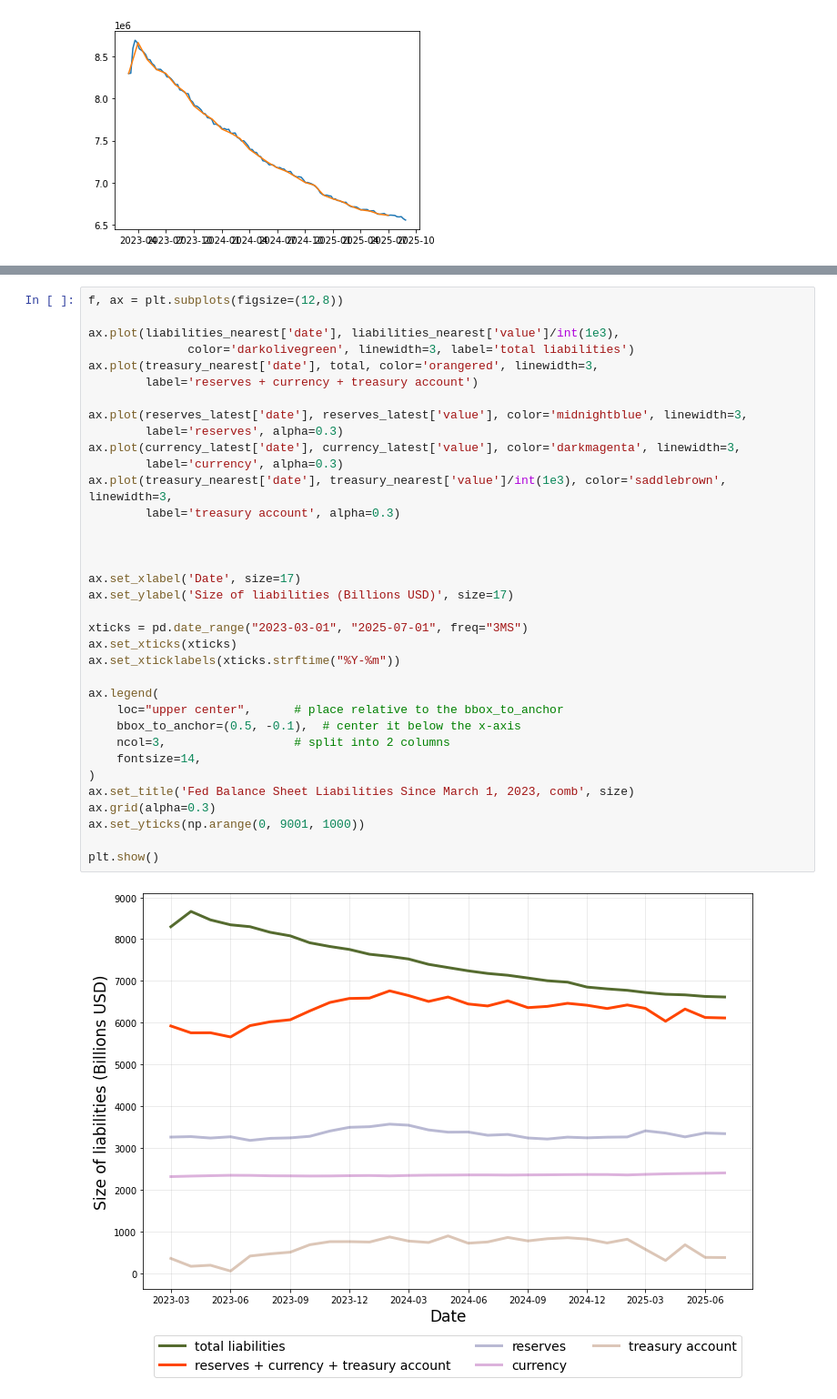
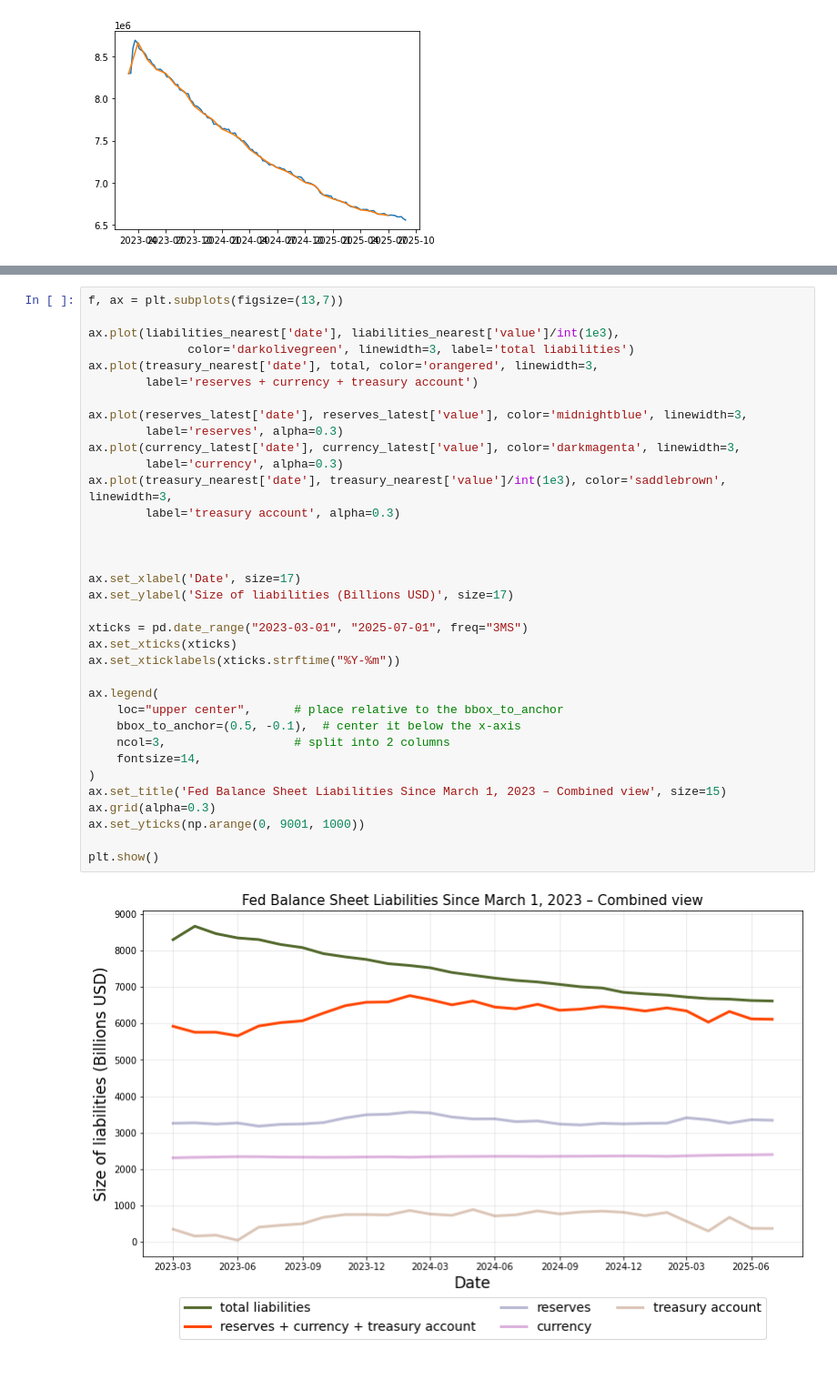
Before and after one commit to michaelneuder/money, a Jupyter notebook: fed-balance-sheet.ipynb, the cells around one changed output, grey strips where cells are left out. Shown at 91% size. Drawn from its saved outputs; the diff is of its cells as text; blank space fills up the shorter version.

```diff
--- a/fed-balance-sheet.ipynb
+++ b/fed-balance-sheet.ipynb
@@ -119,37 +125,37 @@ plt.plot(liabilities_nearest['date'], liabilities_nearest['value'])
 # %%
-f, ax = plt.subplots(figsize=(12,8))
+f, ax = plt.subplots(figsize=(13,7))
 
 ax.plot(liabilities_nearest['date'], liabilities_nearest['value']/int(1e3),
               color='darkolivegreen', linewidth=3, label='total liabilities')
 ax.plot(treasury_nearest['date'], total, color='orangered', linewidth=3,
         label='reserves + currency + treasury account')
 
 ax.plot(reserves_latest['date'], reserves_latest['value'], color='midnightblue', linewidth=3,
         label='reserves', alpha=0.3)
 ax.plot(currency_latest['date'], currency_latest['value'], color='darkmagenta', linewidth=3,
         label='currency', alpha=0.3)
 ax.plot(treasury_nearest['date'], treasury_nearest['value']/int(1e3), color='saddlebrown', linewidth=3,
         label='treasury account', alpha=0.3)
 
 
 
 ax.set_xlabel('Date', size=17)
 ax.set_ylabel('Size of liabilities (Billions USD)', size=17)
 
 xticks = pd.date_range("2023-03-01", "2025-07-01", freq="3MS")
 ax.set_xticks(xticks)
 ax.set_xticklabels(xticks.strftime("%Y-%m"))
 
 ax.legend(
     loc="upper center",      # place relative to the bbox_to_anchor
     bbox_to_anchor=(0.5, -0.1),  # center it below the x-axis
     ncol=3,                  # split into 2 columns
     fontsize=14,
 )
-ax.set_title('Fed Balance Sheet Liabilities Since March 1, 2023, comb', size)
+ax.set_title('Fed Balance Sheet Liabilities Since March 1, 2023 – Combined view', size=15)
 ax.grid(alpha=0.3)
 ax.set_yticks(np.arange(0, 9001, 1000))
 
 plt.show()
 # %% [output]
-[figure, old version]
+[figure, new version]
```
Also changed, not shown: parts of 15 cells of this notebook, 5 other files.
